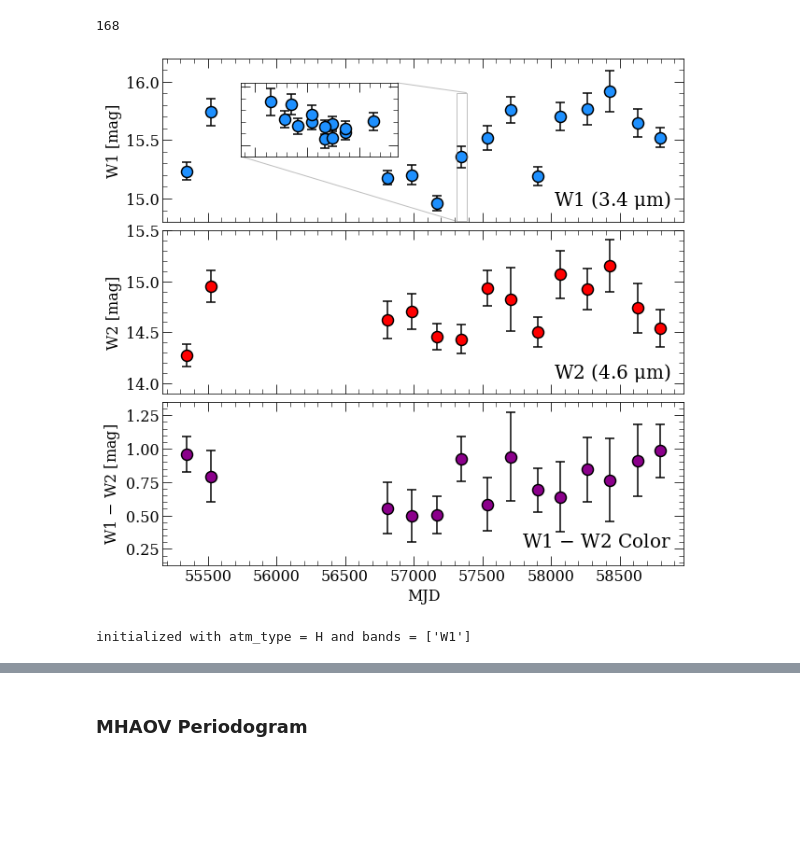
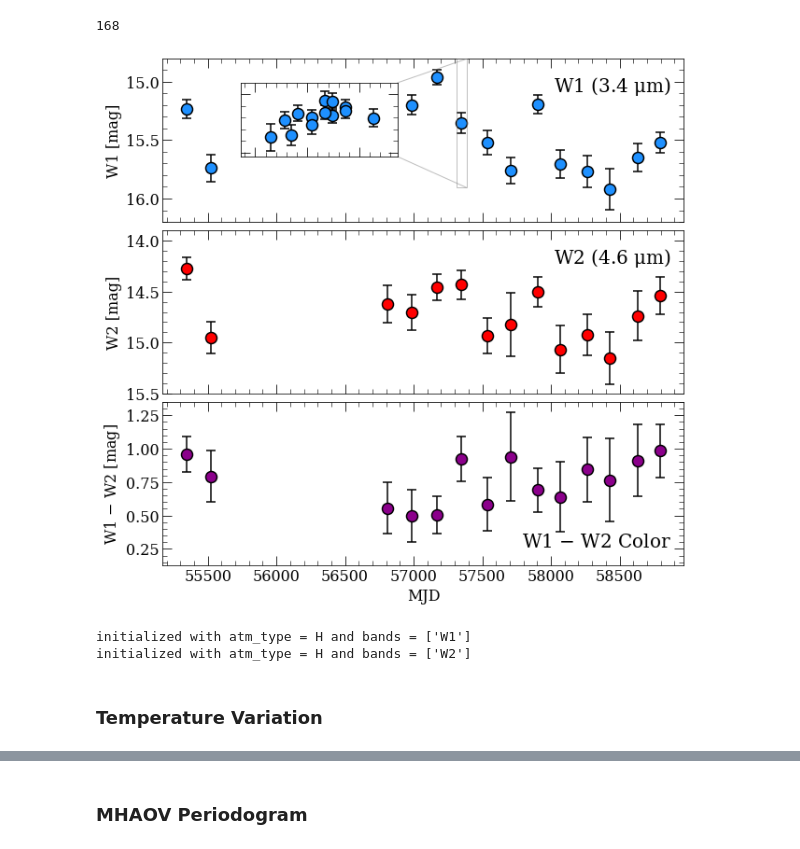
Before and after one commit to renlliang3/d62, a Jupyter notebook: 03_wise_lc_pm.ipynb, the cells around one changed output, grey strips where cells are left out. Cells and saved outputs as stored; diff of their text form; code cells hidden in the pictures; blank space fills up the shorter version.

```diff
--- a/03_wise_lc_pm.ipynb
+++ b/03_wise_lc_pm.ipynb
@@ -138,10 +138,11 @@ kwargs = dict(linestyle = 'none', marker = 'o', ecolor = 'k', color = 'dodgerblu
              mec = 'k', mew = 1.5, markersize = 12)
 
 plt.errorbar(lc1.time.value, lc1.flux.value, yerr = lc1.flux_err.value, **kwargs)
-plt.text(0.975, 0.2, 'W1 (3.4 $\mu$m)', ha = 'right', va = 'top', transform = plt.gca().transAxes, fontsize = 20)
+plt.text(0.975, 0.9, 'W1 (3.4 $\mu$m)', ha = 'right', va = 'top', transform = plt.gca().transAxes, fontsize = 20)
 plt.gca().set_xticklabels([])
 plt.ylabel('W1 [mag]')
 plt.ylim(14.8, 16.2)
+plt.gca().invert_yaxis()
 
 ax = plt.gca()
 axins = ax.inset_axes([0.15, 0.4, 0.3, 0.45])
@@ -157,39 +158,46 @@ axins.set_yticklabels('')
 ax.indicate_inset_zoom(axins)
 axins.set_ylim(lc1.flux[jj].value - dm, lc1.flux[jj].value + 1.3*dm)
 axins.set_xlim(lc1.time[jj].value - .5, lc1.time[jj].value + 1)
+axins.invert_yaxis()
+
 
 plt.subplot(312)
 
 kwargs = dict(linestyle = 'none', marker = 'o', ecolor = 'k', color = 'red', capsize = 5, linewidth = 1.5,
              mec = 'k', mew = 1.5, markersize = 12)
 
 plt.errorbar(lc2.time.value, lc2.flux.value, yerr = lc2.flux_err.value, **kwargs)
 plt.gca().set_xticklabels([])
 plt.ylabel('W2 [mag]')
-plt.text(0.975, 0.2, 'W2 (4.6 $\mu$m)', ha = 'right', va = 'top', transform = plt.gca().transAxes, fontsize = 20)
+plt.text(0.975, 0.9, 'W2 (4.6 $\mu$m)', ha = 'right', va = 'top', transform = plt.gca().transAxes, fontsize = 20)
 plt.ylim(13.9, 15.5)
+plt.gca().invert_yaxis()
 
 plt.subplot(313)
 
 
 kwargs = dict(linestyle = 'none', marker = 'o', ecolor = 'k', color = 'darkmagenta',
               capsize = 5, linewidth = 1.5,
              mec = 'k', mew = 1.5, markersize = 12)
 
 ratio = lc1.flux.value - lc2.flux.value
 error = np.sqrt(lc1.flux_err.value**2 + lc2.flux_err.value**2)#ratio * np.sqrt((e_mean_fls / mean_fls)**2 + (e_mean_fls2/mean_fls2)**2)
 plt.errorbar(lc2.time.value, ratio, yerr = error,**kwargs)
 plt.text(0.975, 0.2, 'W1 $-$ W2 Color', ha = 'right', va = 'top', transform = plt.gca().transAxes, fontsize = 20)
 plt.ylim(0.125, 1.35)
 
 plt.xlabel('MJD')
 plt.ylabel('W1 $-$ W2 [mag]')
 plt.subplots_adjust(hspace = 0.05)
 
 plt.savefig('fig/jwst_lc.pdf', bbox_inches = 'tight')
 # %% [output]
-[figure, old version]
+[figure, new version]
 # %%
 fitsed = FitSED(bands = ['W1'])
+fitsed2 = FitSED(bands = ['W2'])
 # %% [output]
 initialized with atm_type = H and bands = ['W1']
+initialized with atm_type = H and bands = ['W2']
+# %% [markdown]
+### Temperature Variation
```
Also changed, not shown: parts of 8 cells of this notebook, 5 other files.
